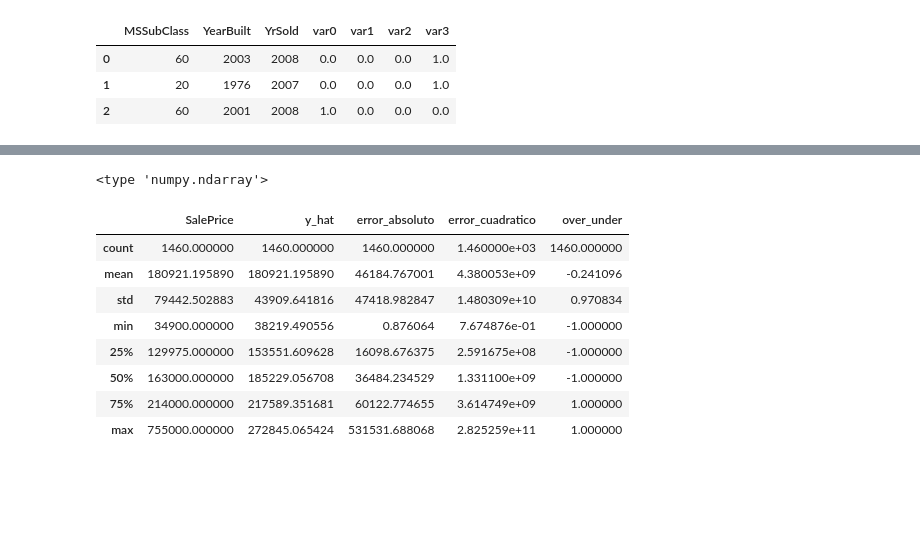
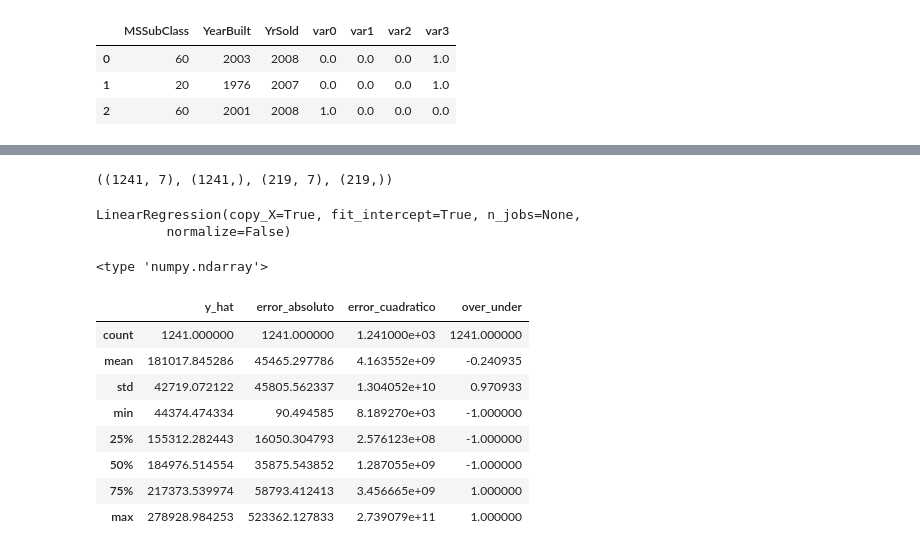
Before and after one commit to DiegoAgher/aprendizaje_maquina, a Jupyter notebook: 2_regresion_lineal_multiple_y_logistica.ipynb, the cells around one changed output, grey strips where cells are left out. Saved outputs shown, nothing was run; the diff lists cells and outputs as text; code cells hidden in the pictures; blank space fills up the shorter version.

```diff
--- a/2_regresion_lineal_multiple_y_logistica.ipynb
+++ b/2_regresion_lineal_multiple_y_logistica.ipynb
@@ -88,6 +97,3 @@ X.head(3)
 | 0 | 60 | 2003 | 2008 | 0.0 | 0.0 | 0.0 | 1.0 |
 | 1 | 20 | 1976 | 2007 | 0.0 | 0.0 | 0.0 | 1.0 |
 | 2 | 60 | 2001 | 2008 | 1.0 | 0.0 | 0.0 | 0.0 |
-# %%
-modelo = LinearRegression()
-modelo.fit(X, y)  # entrenamiento
@@ -97,20 +108,33 @@ LinearRegression(copy_X=True, fit_intercept=True, n_jobs=None,
+# %%
+from sklearn.model_selection import train_test_split
+entrenamiento_x, prueba_x, entrenamiento_y, prueba_y = train_test_split(X, entrenamiento[var_objetivo], test_size=0.15, random_state=42)
+print(entrenamiento_x.shape, entrenamiento_y.shape, prueba_x.shape, prueba_y.shape)
+# %% [output]
+((1241, 7), (1241,), (219, 7), (219,))
+# %%
+# Listos para entrenar el modelo, primero instanciamos el modelo y luego ajustamos los datos
+modelo = LinearRegression()
+modelo.fit(entrenamiento_x, entrenamiento_y)  # entrenamiento
+# %% [output]
+LinearRegression(copy_X=True, fit_intercept=True, n_jobs=None,
+         normalize=False)
 # %%
-y_hat = modelo.predict(X) # estimacion o prediciónn
+y_hat = modelo.predict(entrenamiento_x) # estimacion o prediciónn
 print(type(y_hat))
-entrenamiento['y_hat'] = y_hat # crear columna en dataframe de prediccion
-entrenamiento['error_absoluto'] = np.abs(entrenamiento[var_objetivo] - entrenamiento['y_hat'])
-entrenamiento['error_cuadratico'] = np.power(entrenamiento[var_objetivo] - entrenamiento['y_hat'], 2)
-entrenamiento['over_under'] = (entrenamiento[var_objetivo] - entrenamiento['y_hat'])
-entrenamiento['over_under'] = entrenamiento['over_under'].apply(lambda x: 1 if x >= 0 else -1)
-entrenamiento[[var_objetivo, 'y_hat', 'error_absoluto','error_cuadratico', 'over_under']].describe()
+entrenamiento_x['y_hat'] = y_hat # crear columna en dataframe de prediccion
+entrenamiento_x['error_absoluto'] = np.abs(entrenamiento_y - entrenamiento_x['y_hat'])
+entrenamiento_x['error_cuadratico'] = np.power(entrenamiento_y - entrenamiento_x['y_hat'], 2)
+entrenamiento_x['over_under'] = (entrenamiento_y - entrenamiento_x['y_hat'])
+entrenamiento_x['over_under'] = entrenamiento_x['over_under'].apply(lambda x: 1 if x >= 0 else -1)
+entrenamiento_x[['y_hat', 'error_absoluto','error_cuadratico', 'over_under']].describe()
 # %% [output]
 <type 'numpy.ndarray'>
-|  | SalePrice | y_hat | error_absoluto | error_cuadratico | over_under |
-| count | 1460.000000 | 1460.000000 | 1460.000000 | 1.460000e+03 | 1460.000000 |
-| mean | 180921.195890 | 180921.195890 | 46184.767001 | 4.380053e+09 | -0.241096 |
-| std | 79442.502883 | 43909.641816 | 47418.982847 | 1.480309e+10 | 0.970834 |
-| min | 34900.000000 | 38219.490556 | 0.876064 | 7.674876e-01 | -1.000000 |
-| 25% | 129975.000000 | 153551.609628 | 16098.676375 | 2.591675e+08 | -1.000000 |
-| 50% | 163000.000000 | 185229.056708 | 36484.234529 | 1.331100e+09 | -1.000000 |
-| 75% | 214000.000000 | 217589.351681 | 60122.774655 | 3.614749e+09 | 1.000000 |
-| max | 755000.000000 | 272845.065424 | 531531.688068 | 2.825259e+11 | 1.000000 |
+|  | y_hat | error_absoluto | error_cuadratico | over_under |
+| count | 1241.000000 | 1241.000000 | 1.241000e+03 | 1241.000000 |
+| mean | 181017.845286 | 45465.297786 | 4.163552e+09 | -0.240935 |
+| std | 42719.072122 | 45805.562337 | 1.304052e+10 | 0.970933 |
+| min | 44374.474334 | 90.494585 | 8.189270e+03 | -1.000000 |
+| 25% | 155312.282443 | 16050.304793 | 2.576123e+08 | -1.000000 |
+| 50% | 184976.514554 | 35875.543852 | 1.287055e+09 | -1.000000 |
+| 75% | 217373.539974 | 58793.412413 | 3.456665e+09 | 1.000000 |
+| max | 278928.984253 | 523362.127833 | 2.739079e+11 | 1.000000 |
```
Also changed, not shown: parts of 31 cells of this notebook.
